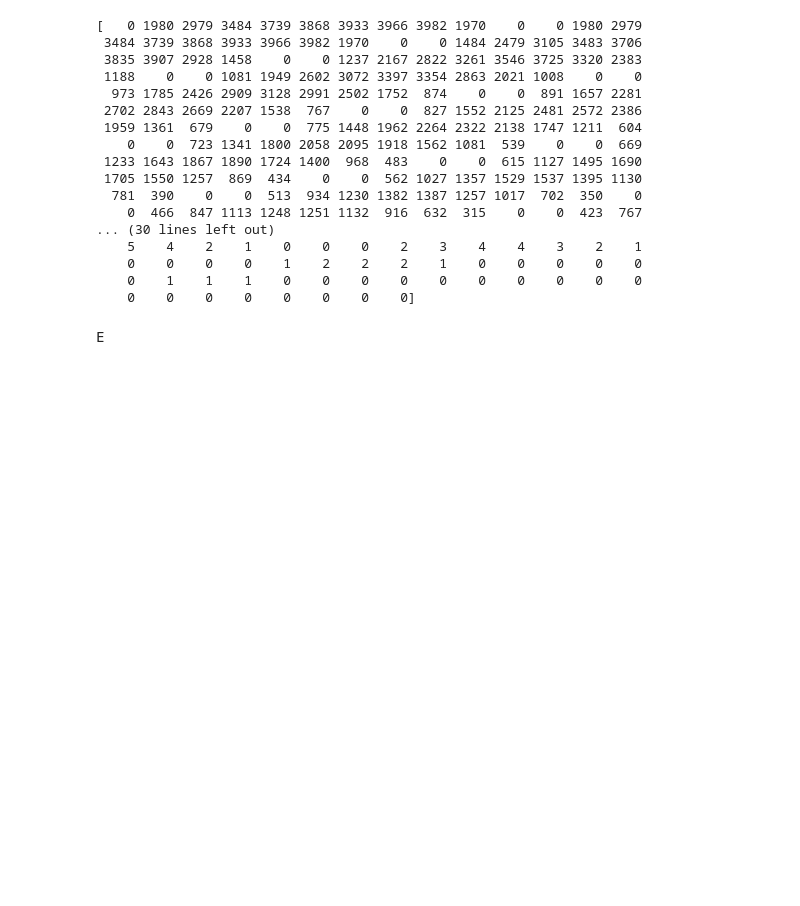
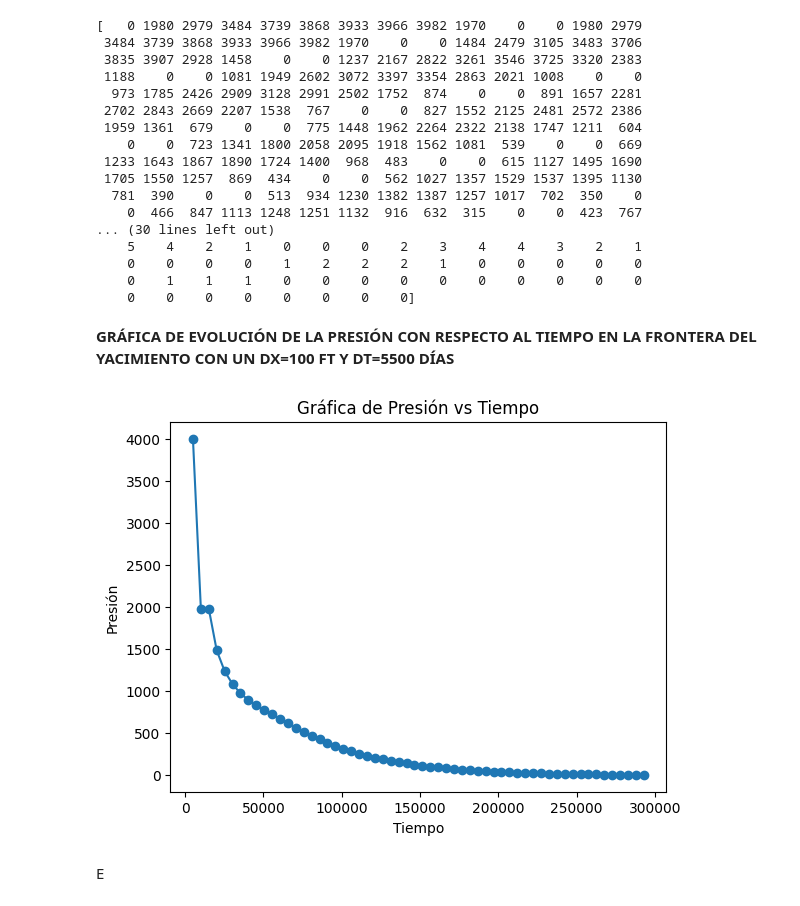
Before and after one commit to JorgeGalarza777/SIM_YAC_GALARZA_UPSE2023, a Jupyter notebook: TAREASIMULACIÓN2.ipynb, the cells around one changed output. Cells and saved outputs as stored; diff of their text form; code cells hidden in the pictures; blank space fills up the shorter version.

```diff
--- a/TAREASIMULACIÓN2.ipynb
+++ b/TAREASIMULACIÓN2.ipynb
@@ -135,3 +135,5 @@ print (P01)
     0    0    0    0    1    2    2    2    1    0    0    0    0    0
     0    1    1    1    0    0    0    0    0    0    0    0    0    0
     0    0    0    0    0    0    0    0]
+# %% [markdown]
+**GRÁFICA DE EVOLUCIÓN DE LA PRESIÓN CON RESPECTO AL TIEMPO EN LA FRONTERA DEL YACIMIENTO CON UN DX=100 FT Y DT=5500 DÍAS**
@@ -138,2 +142,20 @@ print (P01)
+# %%
+# Datos de presión y tiempo
+tiempo = [5050, 10100, 15150, 20200, 25250, 30300, 35350, 40400, 45450, 50500, 55550, 60600, 65650, 70700, 75750, 80800, 85850, 90900, 95950, 101000, 106050, 111100, 116150, 121200, 126250, 131300, 136350, 141400, 146450, 151500, 156550, 161600, 166650, 171700, 176750, 181800, 186850, 191900, 196950, 202000, 207050, 212100, 217150, 222200, 227250, 232300, 237350, 242400, 247450, 252500, 257550, 262600, 267650, 272700, 277750, 282800, 287850, 292900]  # Valores de tiempo
+presion = [4000, 1980, 1980, 1484, 1237, 1081, 973, 891, 827, 775, 723, 669, 615, 562, 513, 466, 423, 383, 346, 312, 282, 254, 229, 207, 186, 167, 151, 136, 122, 110, 99, 89, 80, 71, 64, 57, 51, 45, 40, 36, 32, 28, 25, 22, 19, 16, 14, 12, 10, 8, 7, 6, 5, 4, 3, 2, 1, 0]  # Valores de presión
+
+# Crear la gráfica
+plt.plot(tiempo, presion, marker='o')
+
+
+# Configurar los ejes y el título
+plt.xlabel('Tiempo')
+plt.ylabel('Presión')
+plt.title('Gráfica de Presión vs Tiempo')
+
+# Mostrar la gráfica
+plt.show()
+# %% [output]
+[figure, added]
 # %% [markdown]
 E
```
Also changed, not shown: parts of 1 cell of this notebook.
